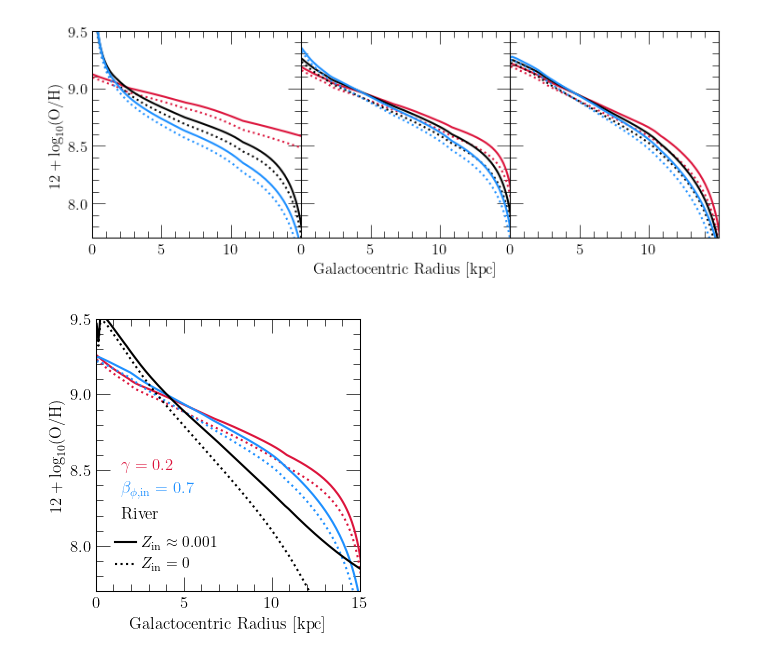
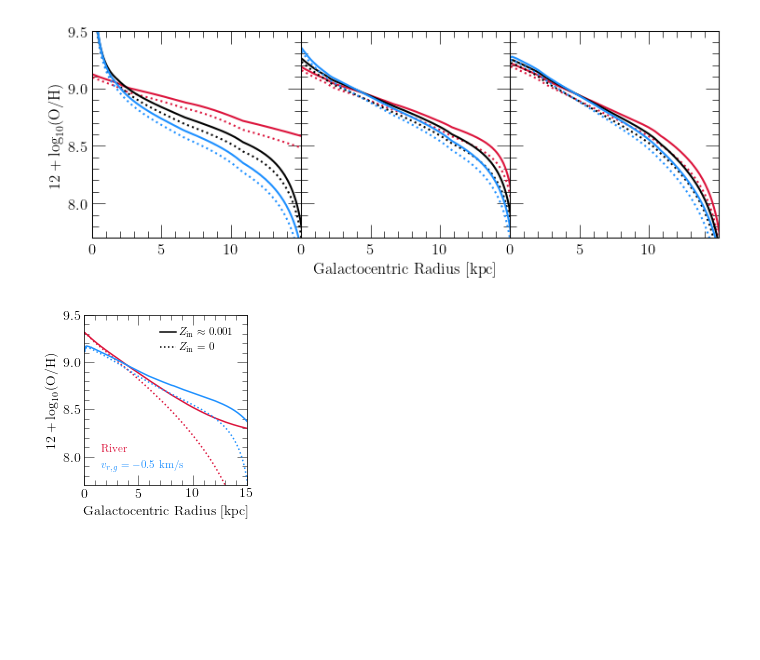
Before and after one commit to giganano/radial-flows, a Jupyter notebook: notebooks/zin.ipynb, the cells around one changed output. Cells and saved outputs as stored; diff of their text form; code cells hidden in the pictures; blank space fills up the shorter version.

```diff
--- a/notebooks/zin.ipynb
+++ b/notebooks/zin.ipynb
@@ -85,27 +85,27 @@ plt.show()
 [figure]
 # %%
 outputs_pristine = [
-    "../outputs/potential_well_deepening/gamma0p2",
-    "../outputs/amd/betaphiin0p7",
-    # "../outputs/constant/vgas-0p5"
-    "../outputs/river/insideout"
+#     "../outputs/potential_well_deepening/gamma0p2",
+#     "../outputs/amd/betaphiin0p7",
+    "../outputs/river/insideout",
+    "../outputs/constant/vgas-0p5"
 ]
 outputs_zin = ["%s-xhcgm-0p7" % (name) for name in outputs_pristine]
 outputs_pristine = [vice.output(name) for name in outputs_pristine]
 outputs_zin = [vice.output(name) for name in outputs_zin]
 # %%
 # COLORS = ["black", "crimson", "dodgerblue", "lime"]
-COLORS = ["crimson", "dodgerblue", "black"]
+# COLORS = ["crimson", "dodgerblue", "black"]
 # COLORS = ["black"]
-# COLORS = ["crimson", "dodgerblue"]
+COLORS = ["crimson", "dodgerblue"]
 LABELS = [
-    r"$\gamma = 0.2$",
-    r"$\beta_{\phi,\text{in}} = 0.7$",
-    # r"$v_{r,g} = -0.5$ km/s"
-    r"River"
+#     r"$\gamma = 0.2$",
+#     r"$\beta_{\phi,\text{in}} = 0.7$",
+    r"River",
+    r"$v_{r,g} = -0.5$ km/s"
 ]
 
-fig = plt.figure(figsize = (3.5, 3.5))
+fig = plt.figure(figsize = (3.2, 3.2))
 ax = fig.add_subplot(111)
 ax.set_ylabel(r"$12 + \log_{10}$(O/H)")
 ax.set_xlabel(r"Galactocentric Radius [kpc]")
@@ -126,35 +126,40 @@ kwargs["linestyle"] = ":"
 kwargs["label"] = r"$Z_\text{in} = 0$"
 line2 = ax.plot([1, 2], [1, 2], **kwargs)[0]
 kwargs = {
-    "loc": mpl_loc("lower left"),
-    "bbox_to_anchor": (0.02, 0.02),
+    "loc": mpl_loc("upper right"),
+    "bbox_to_anchor": (0.98, 0.98),
     "handlelength": 1.4,
     "fontsize": 11
 }
 leg = ax.legend(**kwargs)
 ax.add_artist(leg)
 line1.remove()
 line2.remove()
 
 for i in range(len(outputs_pristine)):
     kwargs = {
         "c": named_colors()[COLORS[i]],
         "label": LABELS[i]
     }
     plot_profile(ax, outputs_zin[i], 0, **kwargs)
     kwargs["label"] = None
     kwargs["linestyle"] = ":"
     plot_profile(ax, outputs_pristine[i], 0, **kwargs)
 
 kwargs = {
     "loc": mpl_loc("lower left"),
-    "bbox_to_anchor": (0.02, 0.20),
-    "handlelength": 0
+    "bbox_to_anchor": (0.02, 0.02),
+    "handlelength": 0,
+    "fontsize": 11
 }
 leg = ax.legend(**kwargs)
 fancy_legend(leg, COLORS)
 
 plt.tight_layout()
+for ext in ["pdf", "jpeg"]:
+    kwargs = {}
+    if ext == "jpeg": kwargs["dpi"] = 200
+    plt.savefig("./zin/oh-profiles-zin.%s" % (ext), **kwargs)
 plt.show()
 # %% [output]
-[figure, old version]
+[figure, new version]
```
Also changed, not shown: parts of 1 cell of this notebook, 18 other files.
